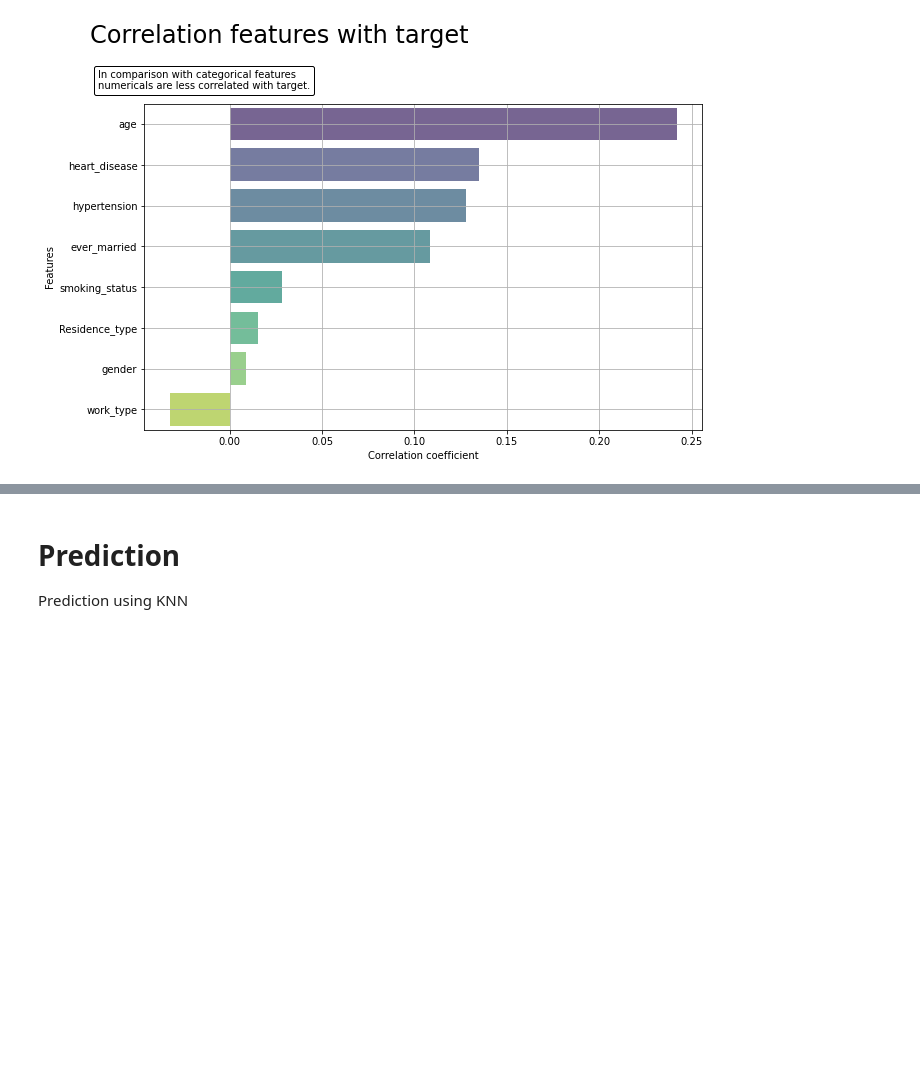
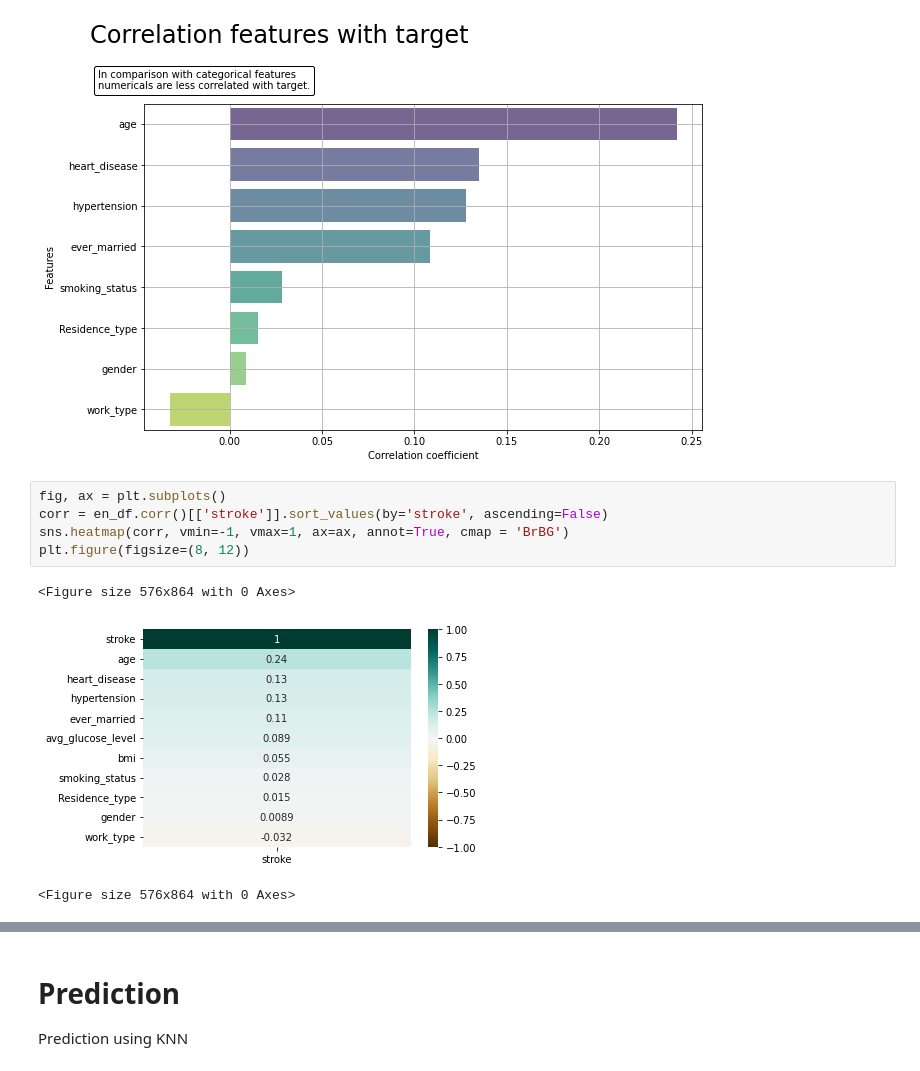
Before and after one commit to akarish707/stroke-prediction, a Jupyter notebook: stroke - KNN.ipynb, the cells around one changed output, grey strips where cells are left out. Saved outputs shown, nothing was run; the diff lists cells and outputs as text; blank space fills up the shorter version.

```diff
--- a/stroke - KNN.ipynb
+++ b/stroke - KNN.ipynb
@@ -275,5 +275,14 @@ ax.add_artist(at1)
 # %% [output]
 <matplotlib.offsetbox.AnchoredText at 0x...>
 [figure]
+# %%
+fig, ax = plt.subplots()
+corr = en_df.corr()[['stroke']].sort_values(by='stroke', ascending=False)
+sns.heatmap(corr, vmin=-1, vmax=1, ax=ax, annot=True, cmap = 'BrBG')
+plt.figure(figsize=(8, 12))
+# %% [output]
+<Figure size 576x864 with 0 Axes>
+[figure, added]
+<Figure size 576x864 with 0 Axes>
 # %%
 plt.figure(figsize=(16,8))
```
Also changed, not shown: parts of 10 cells of this notebook, 3 other files.
